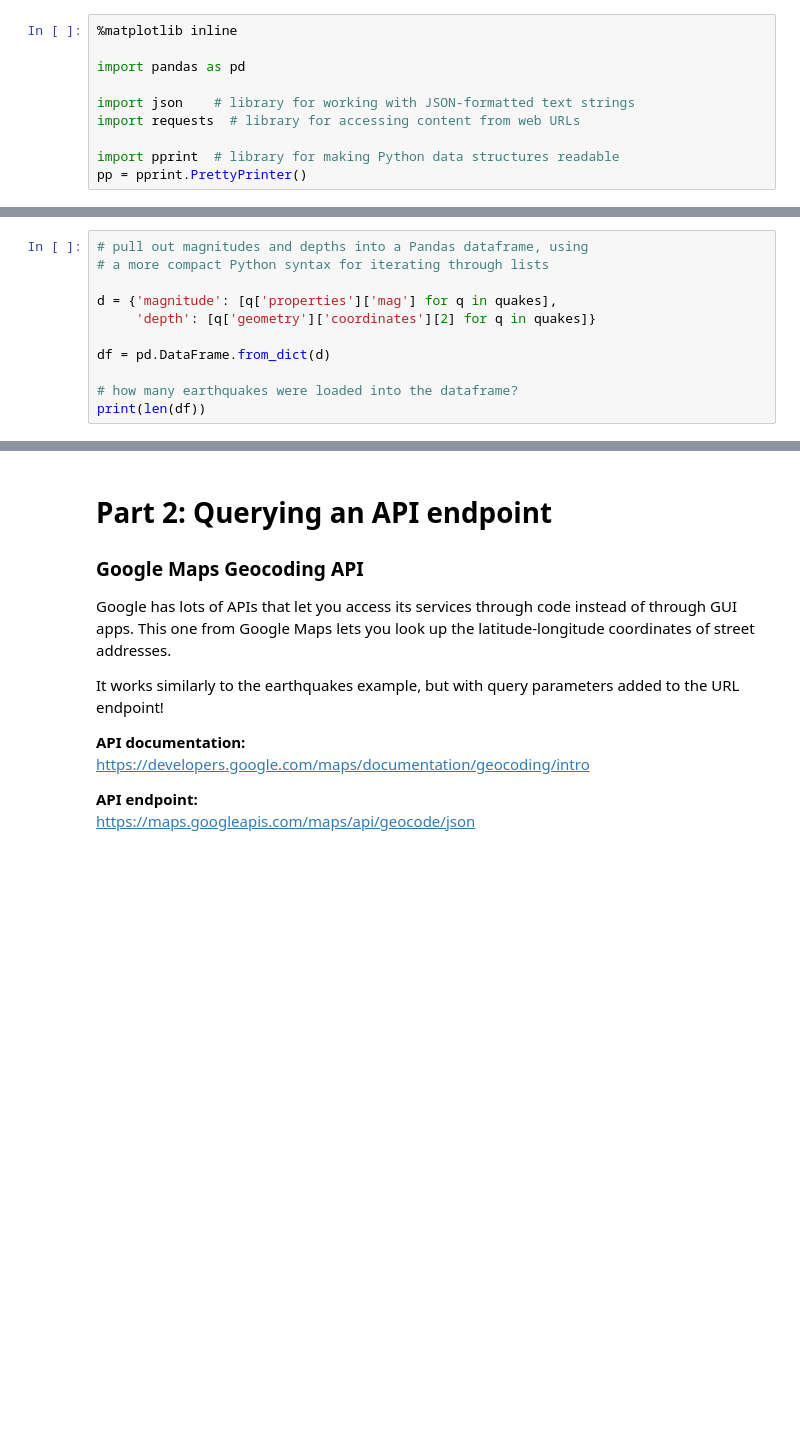
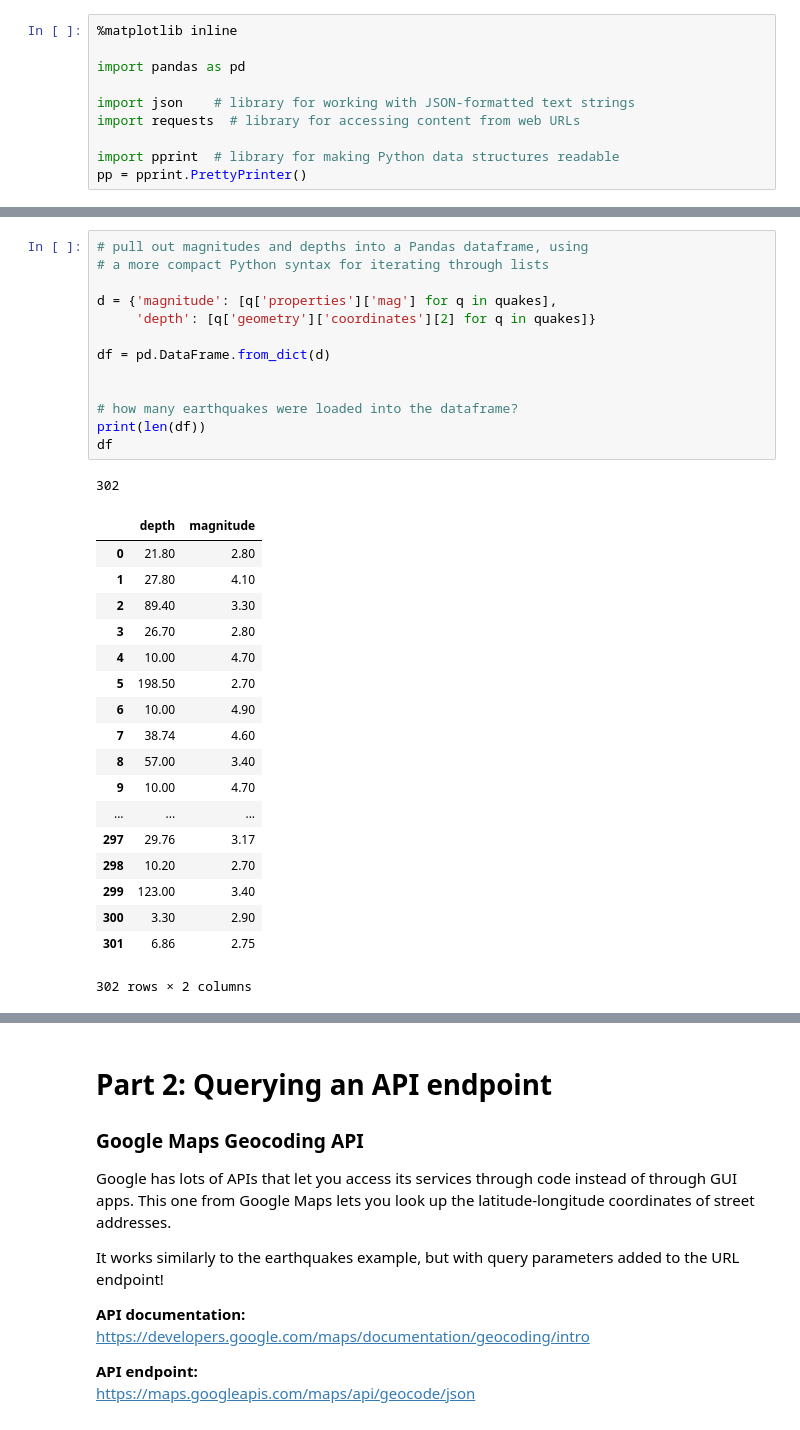
Before and after one commit to FRA228/ce599, a Jupyter notebook: 12-Open Data APIs/api-demo.ipynb, the cells around one changed output, grey strips where cells are left out. Saved outputs shown, nothing was run; the diff lists cells and outputs as text; blank space fills up the shorter version.

```diff
--- a/12-Open Data APIs/api-demo.ipynb
+++ b/12-Open Data APIs/api-demo.ipynb
@@ -74,14 +132,36 @@ for q in quakes:
 # %%
 # pull out magnitudes and depths into a Pandas dataframe, using
 # a more compact Python syntax for iterating through lists
 
 d = {'magnitude': [q['properties']['mag'] for q in quakes],
      'depth': [q['geometry']['coordinates'][2] for q in quakes]}
 
 df = pd.DataFrame.from_dict(d)
 
+
 # how many earthquakes were loaded into the dataframe?
 print(len(df))
+df
+# %% [output]
+302
+|  | depth | magnitude |
+| 0 | 21.80 | 2.80 |
+| 1 | 27.80 | 4.10 |
+| 2 | 89.40 | 3.30 |
+| 3 | 26.70 | 2.80 |
+| 4 | 10.00 | 4.70 |
+| 5 | 198.50 | 2.70 |
+| 6 | 10.00 | 4.90 |
+| 7 | 38.74 | 4.60 |
+| 8 | 57.00 | 3.40 |
+| 9 | 10.00 | 4.70 |
+| ... | ... | ... |
+| 297 | 29.76 | 3.17 |
+| 298 | 10.20 | 2.70 |
+| 299 | 123.00 | 3.40 |
+| 300 | 3.30 | 2.90 |
+| 301 | 6.86 | 2.75 |
+302 rows × 2 columns
 # %%
 # print the first few lines of data
 
```
Also changed, not shown: parts of 28 cells of this notebook, 1 other file.
